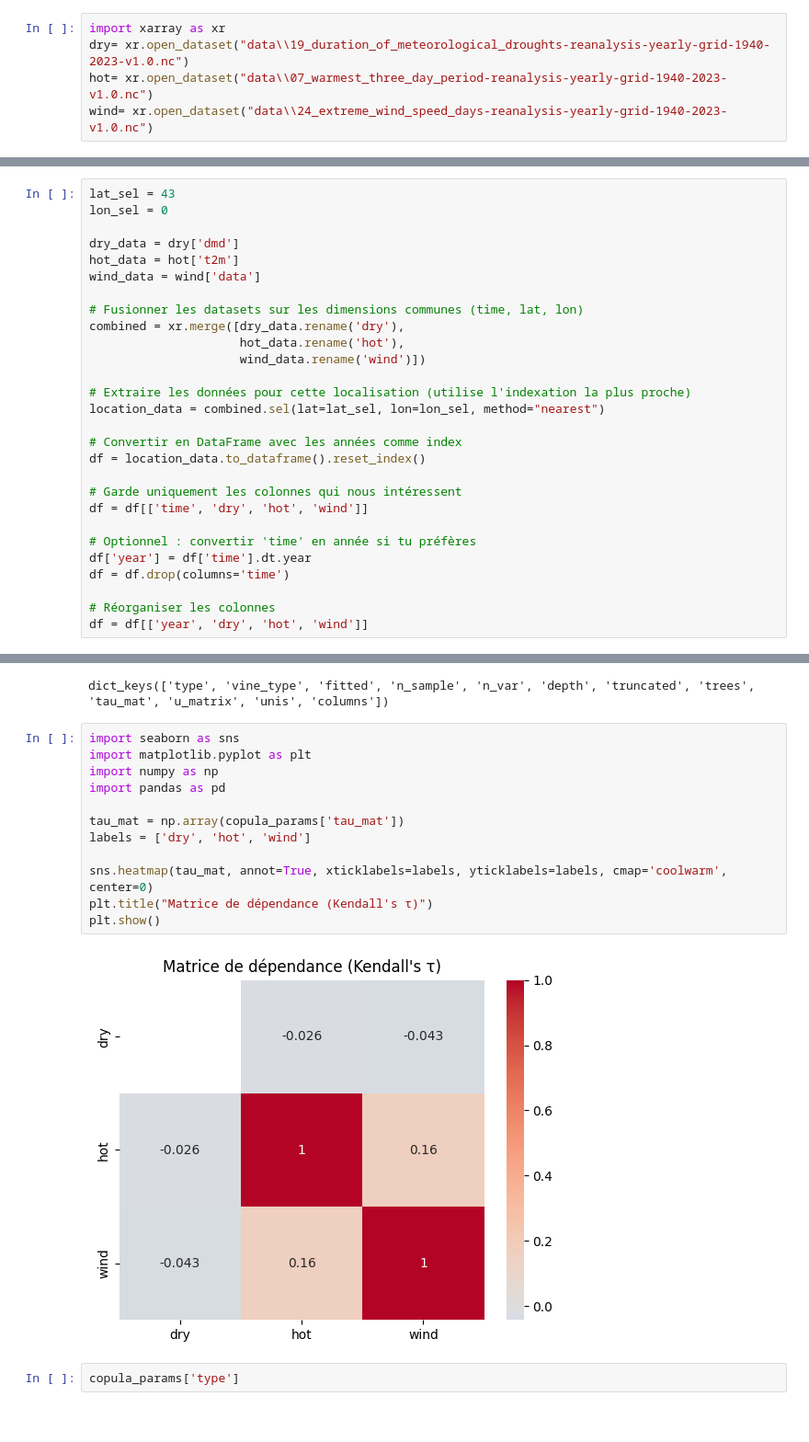
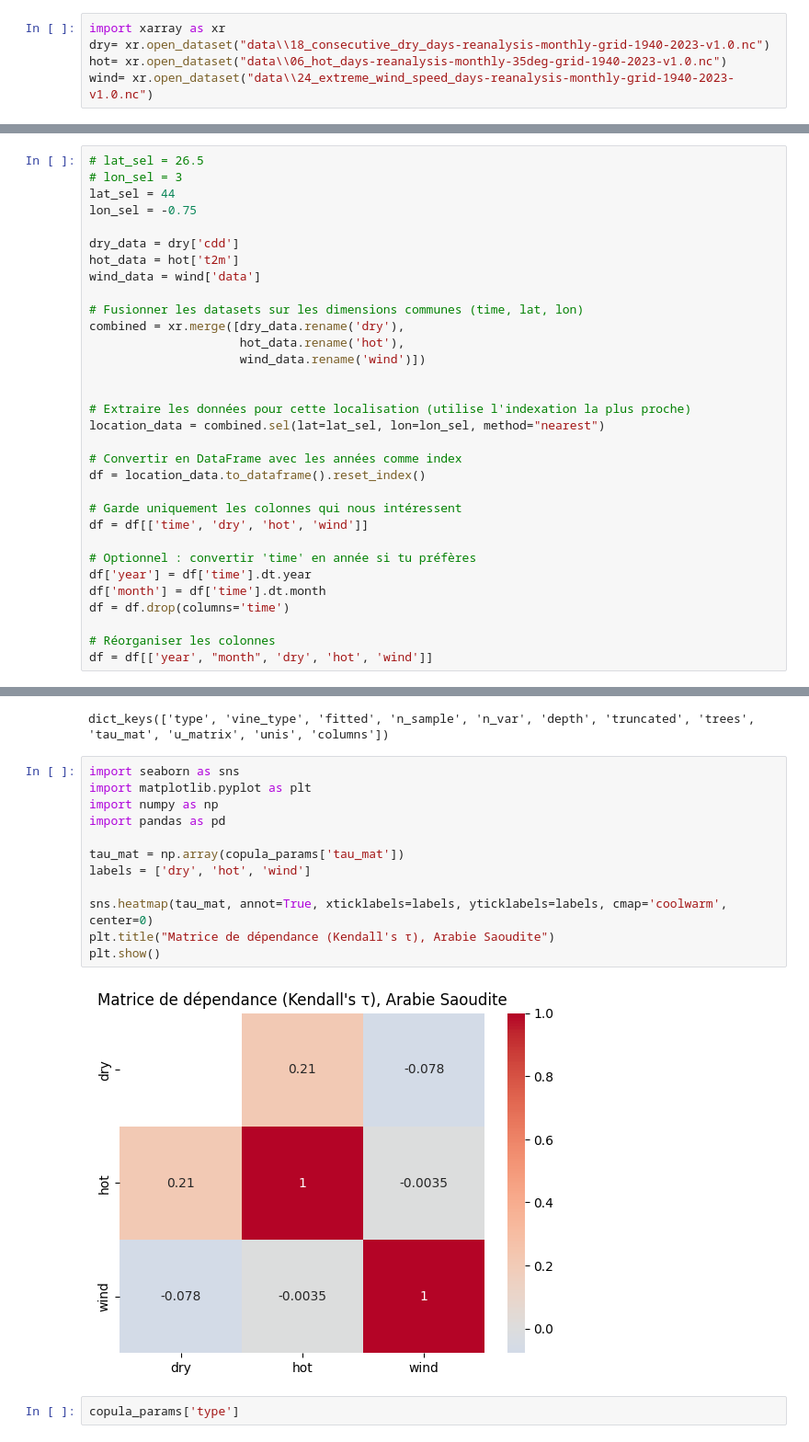
Before and after one commit to lucasvazelle/compound_climate_extremes_copula, a Jupyter notebook: notbook.ipynb, the cells around one changed output, grey strips where cells are left out. Shown at 92% size. Drawn from its saved outputs; the diff is of its cells as text.

Commit message:
arabie vs france

```diff
--- a/notbook.ipynb
+++ b/notbook.ipynb
@@ -49,8 +118,8 @@ netcdf_files
 # %%
 import xarray as xr
-dry= xr.open_dataset("data\\19_duration_of_meteorological_droughts-reanalysis-yearly-grid-1940-2023-v1.0.nc")
-hot= xr.open_dataset("data\\07_warmest_three_day_period-reanalysis-yearly-grid-1940-2023-v1.0.nc")
-wind= xr.open_dataset("data\\24_extreme_wind_speed_days-reanalysis-yearly-grid-1940-2023-v1.0.nc")
+dry= xr.open_dataset("data\\18_consecutive_dry_days-reanalysis-monthly-grid-1940-2023-v1.0.nc")
+hot= xr.open_dataset("data\\06_hot_days-reanalysis-monthly-35deg-grid-1940-2023-v1.0.nc")
+wind= xr.open_dataset("data\\24_extreme_wind_speed_days-reanalysis-monthly-grid-1940-2023-v1.0.nc")
 # %%
 hot
 # %% [output]
@@ -66,10 +183,12 @@ Data variables:
 # %% [markdown]
 # Copule multivarié
 # %%
-lat_sel = 43
-lon_sel = 0
+# lat_sel = 26.5
+# lon_sel = 3
+lat_sel = 44
+lon_sel = -0.75
 
-dry_data = dry['dmd']
+dry_data = dry['cdd']
 hot_data = hot['t2m']
 wind_data = wind['data']
 
@@ -77,6 +196,7 @@ wind_data = wind['data']
 combined = xr.merge([dry_data.rename('dry'),
                      hot_data.rename('hot'),
                      wind_data.rename('wind')])
+
 
 # Extraire les données pour cette localisation (utilise l'indexation la plus proche)
 location_data = combined.sel(lat=lat_sel, lon=lon_sel, method="nearest")
@@ -89,7 +209,8 @@ df = df[['time', 'dry', 'hot', 'wind']]
 
 # Optionnel : convertir 'time' en année si tu préfères
 df['year'] = df['time'].dt.year
+df['month'] = df['time'].dt.month
 df = df.drop(columns='time')
 
 # Réorganiser les colonnes
-df = df[['year', 'dry', 'hot', 'wind']]
+df = df[['year', "month", 'dry', 'hot', 'wind']]
@@ -152,17 +299,17 @@ dict_keys(['type', 'vine_type', 'fitted', 'n_sample', 'n_var', 'depth', 'truncat
 # %%
 import seaborn as sns
 import matplotlib.pyplot as plt
 import numpy as np
 import pandas as pd
 
 tau_mat = np.array(copula_params['tau_mat'])
 labels = ['dry', 'hot', 'wind']
 
 sns.heatmap(tau_mat, annot=True, xticklabels=labels, yticklabels=labels, cmap='coolwarm', center=0)
-plt.title("Matrice de dépendance (Kendall's τ)")
+plt.title("Matrice de dépendance (Kendall's τ), Arabie Saoudite")
 plt.show()
 # %% [output]
-[figure, old version]
+[figure, new version]
 # %%
 copula_params['type']
 # %% [output]
```
Also changed, not shown: parts of 12 cells of this notebook.
